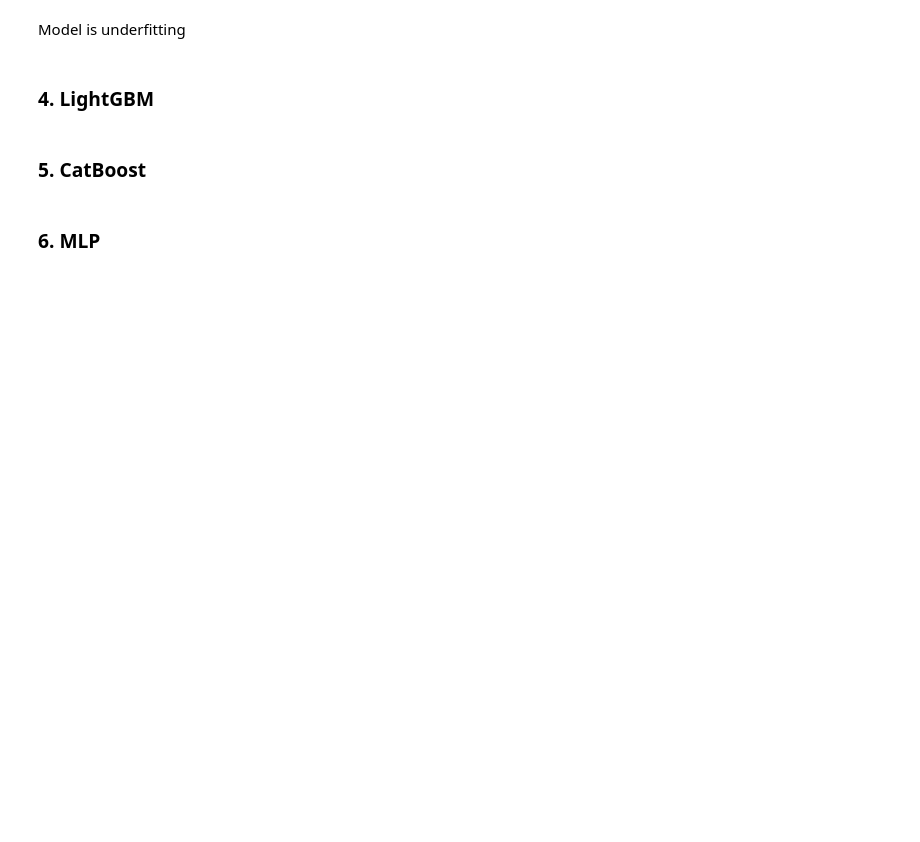
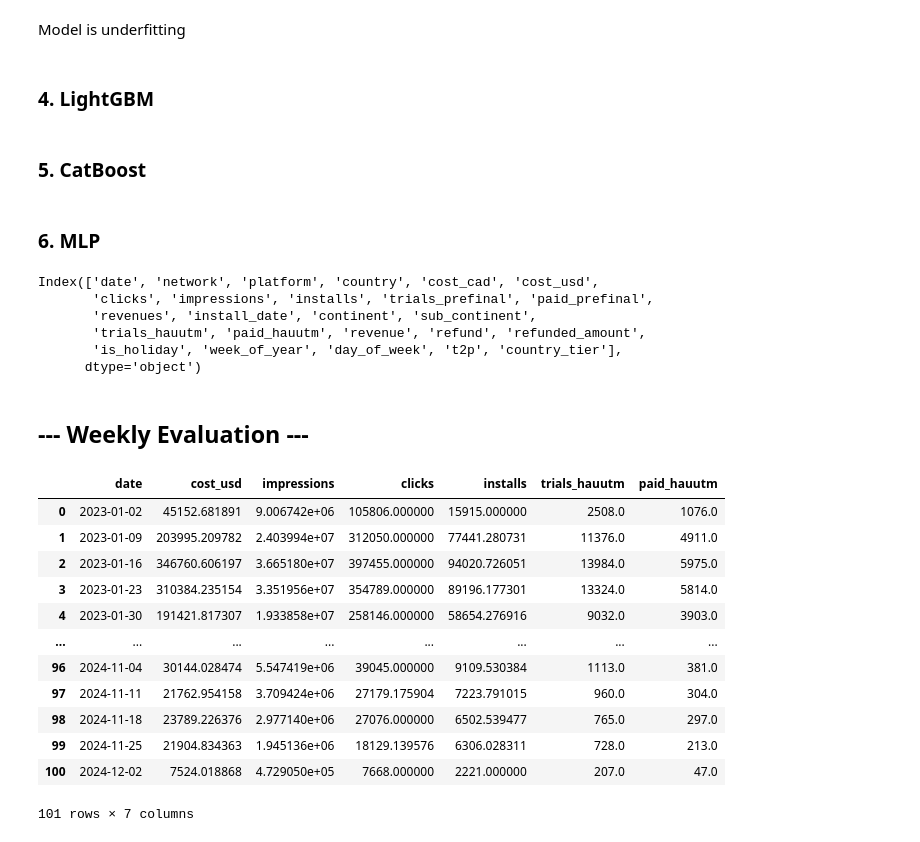
Before and after one commit to yukikongju/Miscellaneous-Projects, a Jupyter notebook: CompetingT2P/playground/Network Ensemble.ipynb, the cells around one changed output. Saved outputs shown, nothing was run; the diff lists cells and outputs as text; code cells hidden in the pictures; blank space fills up the shorter version.

Commit message:
added network model for competing t2p

```diff
--- a/CompetingT2P/playground/Network Ensemble.ipynb
+++ b/CompetingT2P/playground/Network Ensemble.ipynb
@@ -326,3 +440,41 @@ Model is underfitting
 ### 5. CatBoost
 # %% [markdown]
 ### 6. MLP
+# %%
+df_weekly.columns
+# %% [output]
+Index(['date', 'network', 'platform', 'country', 'cost_cad', 'cost_usd',
+       'clicks', 'impressions', 'installs', 'trials_prefinal', 'paid_prefinal',
+       'revenues', 'install_date', 'continent', 'sub_continent',
+       'trials_hauutm', 'paid_hauutm', 'revenue', 'refund', 'refunded_amount',
+       'is_holiday', 'week_of_year', 'day_of_week', 't2p', 'country_tier'],
+      dtype='object')
+# %% [markdown]
+## --- Weekly Evaluation ---
+# %%
+df_weekly = dff.copy()
+df_weekly['date'] = pd.to_datetime(df['date'])
+df_weekly = df_weekly.groupby([pd.Grouper(key='date', freq='W-MON')]).agg({
+    'cost_usd': 'sum',
+    'impressions': 'sum',
+    'clicks': 'sum',
+    'installs': 'sum',
+    'trials_hauutm': 'sum',
+    'paid_hauutm': 'sum',
+}).reset_index()
+# %%
+df_weekly
+# %% [output]
+|  | date | cost_usd | impressions | clicks | installs | trials_hauutm | paid_hauutm |
+| 0 | 2023-01-02 | 45152.681891 | 9.006742e+06 | 105806.000000 | 15915.000000 | 2508.0 | 1076.0 |
+| 1 | 2023-01-09 | 203995.209782 | 2.403994e+07 | 312050.000000 | 77441.280731 | 11376.0 | 4911.0 |
+| 2 | 2023-01-16 | 346760.606197 | 3.665180e+07 | 397455.000000 | 94020.726051 | 13984.0 | 5975.0 |
+| 3 | 2023-01-23 | 310384.235154 | 3.351956e+07 | 354789.000000 | 89196.177301 | 13324.0 | 5814.0 |
+| 4 | 2023-01-30 | 191421.817307 | 1.933858e+07 | 258146.000000 | 58654.276916 | 9032.0 | 3903.0 |
+| ... | ... | ... | ... | ... | ... | ... | ... |
+| 96 | 2024-11-04 | 30144.028474 | 5.547419e+06 | 39045.000000 | 9109.530384 | 1113.0 | 381.0 |
+| 97 | 2024-11-11 | 21762.954158 | 3.709424e+06 | 27179.175904 | 7223.791015 | 960.0 | 304.0 |
+| 98 | 2024-11-18 | 23789.226376 | 2.977140e+06 | 27076.000000 | 6502.539477 | 765.0 | 297.0 |
+| 99 | 2024-11-25 | 21904.834363 | 1.945136e+06 | 18129.139576 | 6306.028311 | 728.0 | 213.0 |
+| 100 | 2024-12-02 | 7524.018868 | 4.729050e+05 | 7668.000000 | 2221.000000 | 207.0 | 47.0 |
+101 rows × 7 columns
```
Also changed, not shown: parts of 15 cells of this notebook, 1 other file.
